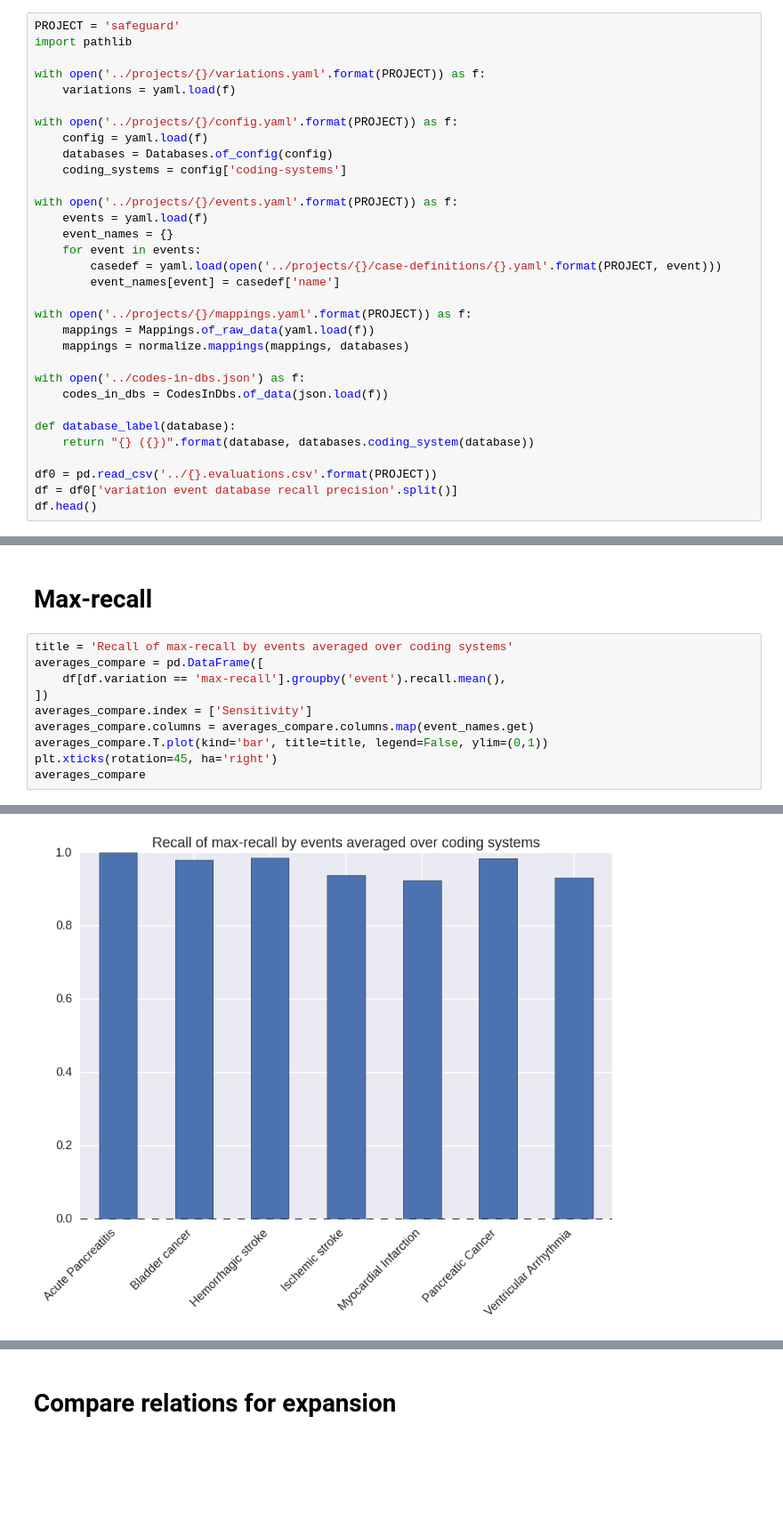
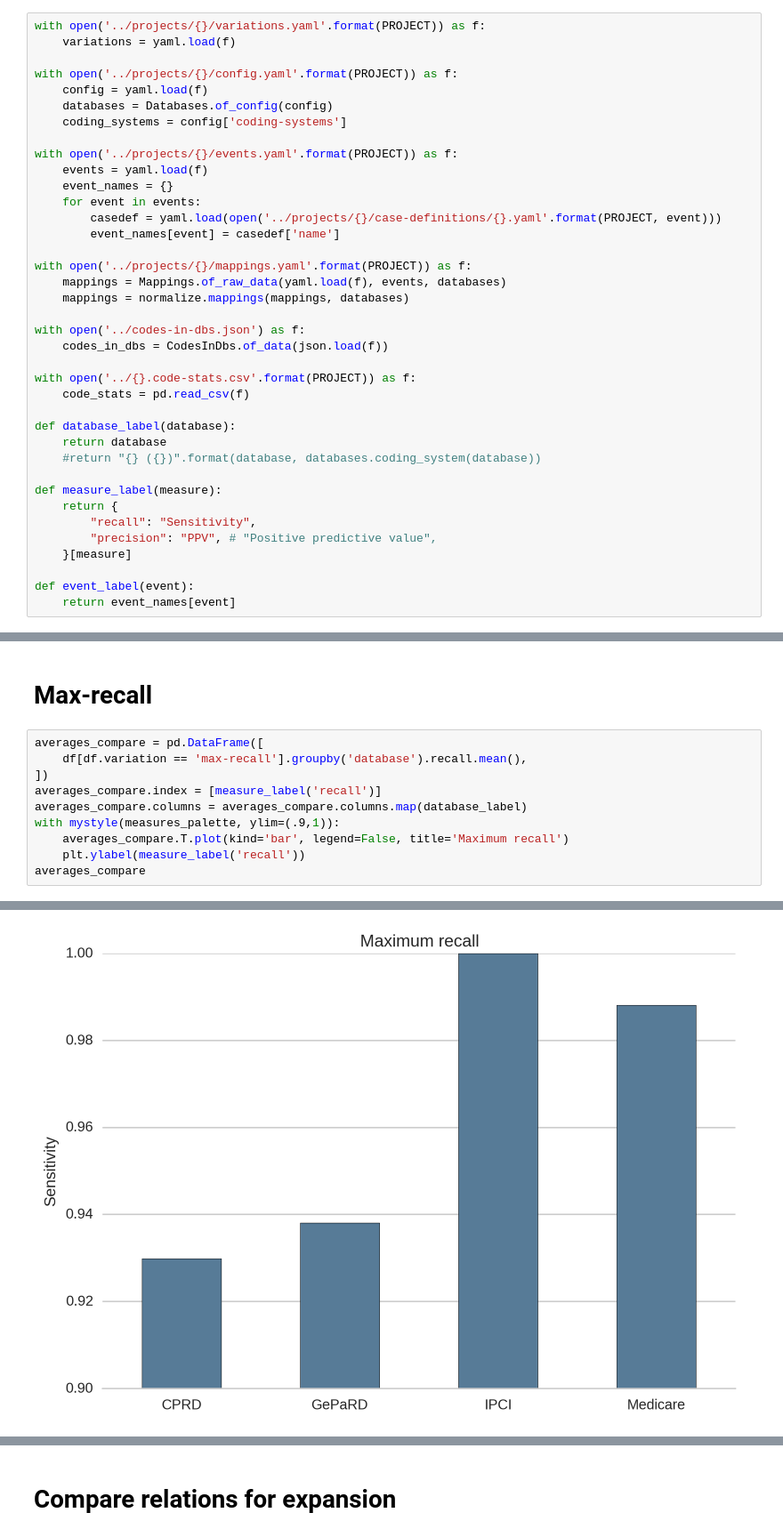
Before and after one commit to mi-erasmusmc/comap, a Jupyter notebook: evaluation/lib/CoMap evaluation.ipynb, the cells around one changed output, grey strips where cells are left out. Shown at 89% size. Cells and saved outputs as stored; diff of their text form; blank space fills up the shorter version.

```diff
--- a/evaluation/lib/CoMap evaluation.ipynb
+++ b/evaluation/lib/CoMap evaluation.ipynb
@@ -15,7 +64,4 @@ mpl.rc("savefig", dpi=130)
 # %%
-PROJECT = 'safeguard'
-import pathlib
-
 with open('../projects/{}/variations.yaml'.format(PROJECT)) as f:
     variations = yaml.load(f)
 
@@ -32,15 +78,24 @@ with open('../projects/{}/events.yaml'.format(PROJECT)) as f:
         event_names[event] = casedef['name']
 
 with open('../projects/{}/mappings.yaml'.format(PROJECT)) as f:
-    mappings = Mappings.of_raw_data(yaml.load(f))
+    mappings = Mappings.of_raw_data(yaml.load(f), events, databases)
     mappings = normalize.mappings(mappings, databases)
 
 with open('../codes-in-dbs.json') as f:
     codes_in_dbs = CodesInDbs.of_data(json.load(f))
 
+with open('../{}.code-stats.csv'.format(PROJECT)) as f:
+    code_stats = pd.read_csv(f)
+
 def database_label(database):
-    return "{} ({})".format(database, databases.coding_system(database))
+    return database
+    #return "{} ({})".format(database, databases.coding_system(database))
 
-df0 = pd.read_csv('../{}.evaluations.csv'.format(PROJECT))
-df = df0['variation event database recall precision'.split()]
-df.head()
+def measure_label(measure):
+    return {
+        "recall": "Sensitivity",
+        "precision": "PPV", # "Positive predictive value",
+    }[measure]
+
+def event_label(event):
+    return event_names[event]
@@ -83,13 +151,13 @@ _=()
 # %% [markdown]
 # Max-recall
 # %%
-title = 'Recall of max-recall by events averaged over coding systems'
 averages_compare = pd.DataFrame([
-    df[df.variation == 'max-recall'].groupby('event').recall.mean(),
+    df[df.variation == 'max-recall'].groupby('database').recall.mean(),
 ])
-averages_compare.index = ['Sensitivity']
-averages_compare.columns = averages_compare.columns.map(event_names.get)
-averages_compare.T.plot(kind='bar', title=title, legend=False, ylim=(0,1))
-plt.xticks(rotation=45, ha='right')
+averages_compare.index = [measure_label('recall')]
+averages_compare.columns = averages_compare.columns.map(database_label)
+with mystyle(measures_palette, ylim=(.9,1)):
+    averages_compare.T.plot(kind='bar', legend=False, title='Maximum recall')
+    plt.ylabel(measure_label('recall'))
 averages_compare
 # %% [output]
@@ -98 +166 @@ averages_compare
-[figure, old version]
+[figure, new version]
```
Also changed, not shown: parts of 38 cells of this notebook, 12 other files.
